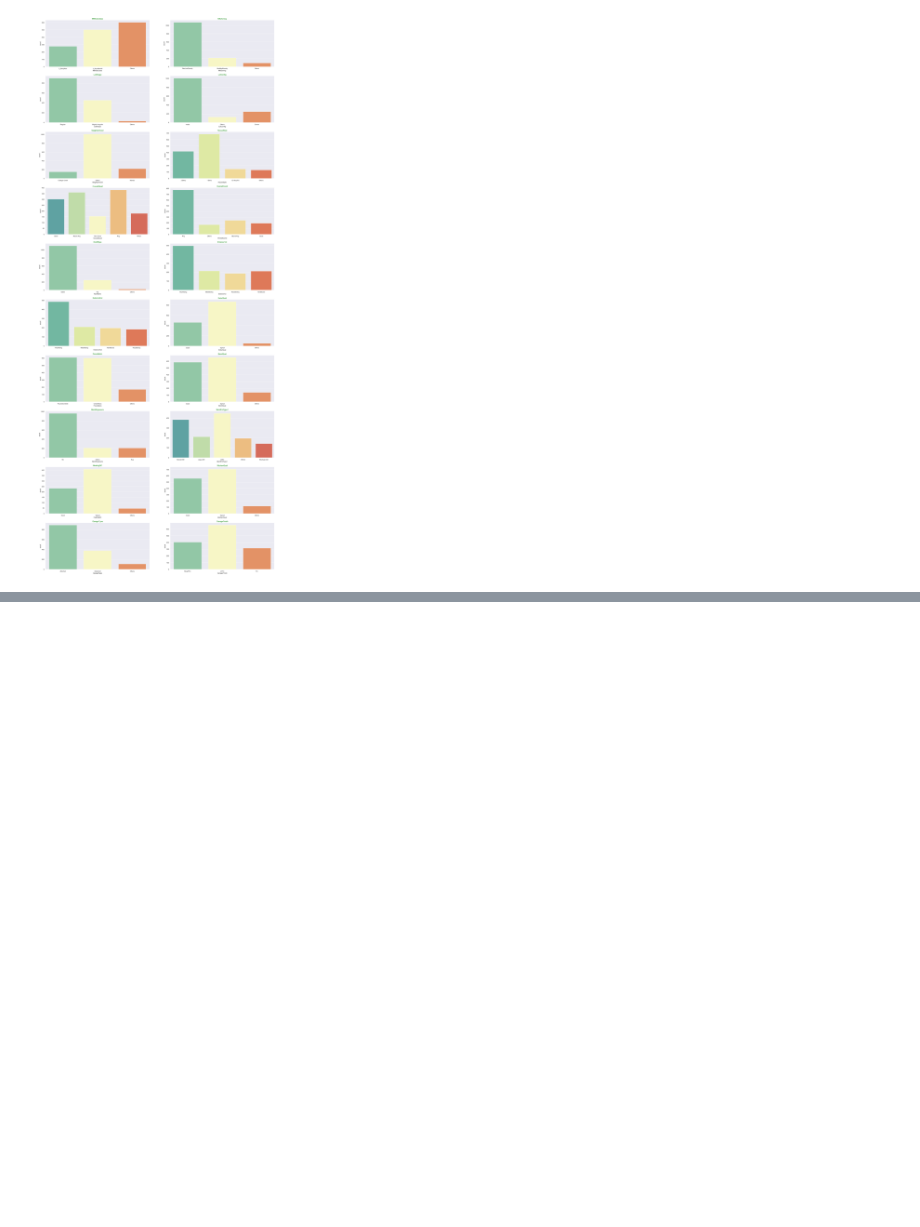
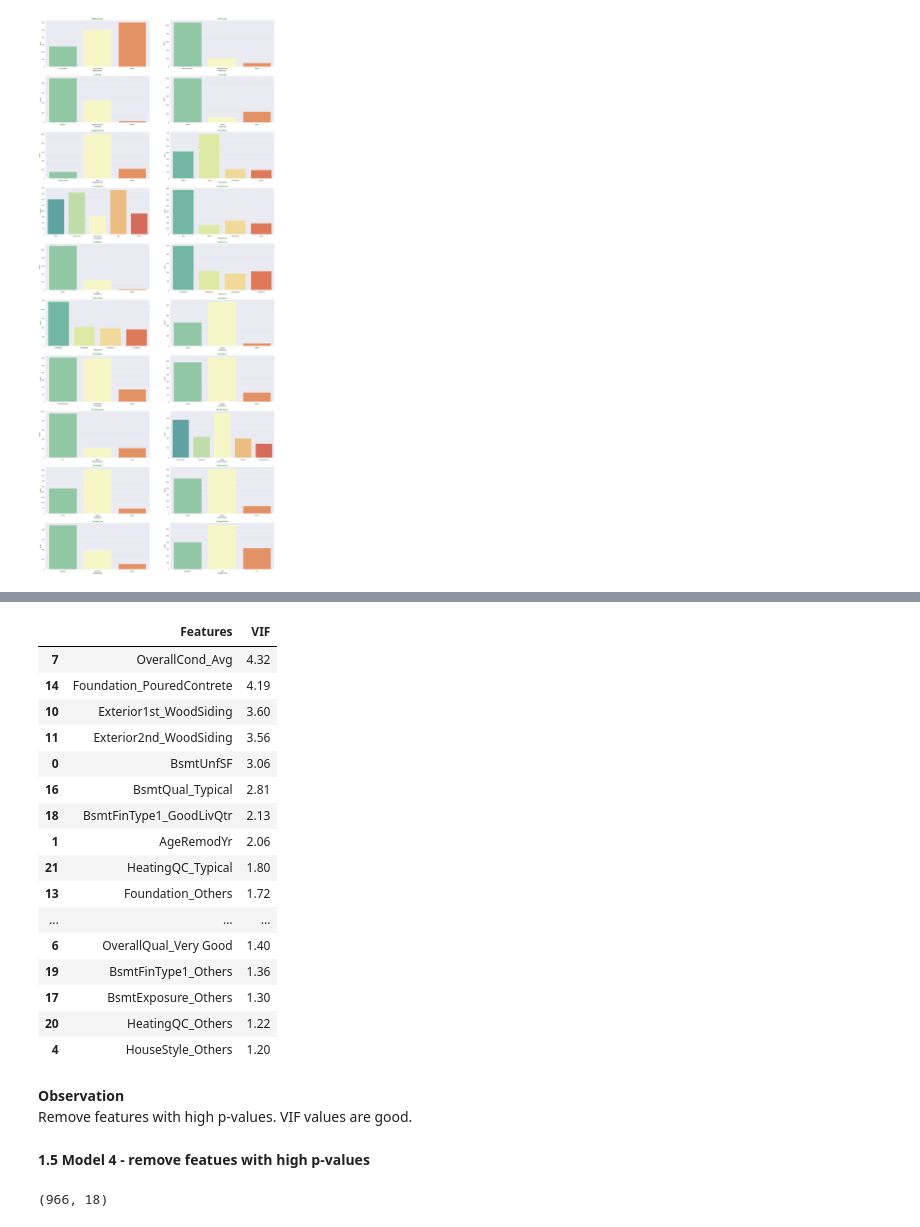
Before and after one commit to andrea-naz7/Sunrise_Housing_CaseStudy, a Jupyter notebook: Sunrise_Housing_Andrea.ipynb, the cells around one changed output, grey strips where cells are left out. Saved outputs shown, nothing was run; the diff lists cells and outputs as text; code cells hidden in the pictures; blank space fills up the shorter version.

```diff
--- a/Sunrise_Housing_Andrea.ipynb
+++ b/Sunrise_Housing_Andrea.ipynb
@@ -784,0 +1030,11 @@ The sale price distribution plot is similar to normal distribution with noise af
+# %%
+#remove the features with high p-value
+remove_col = []
+remove_col=['GarageArea','GarageCars','Exterior1st_VinylSiding','Exterior2nd_VinylSiding','BedroomAbvGr','GrLivArea',
+            'KitchenAbvGr','TotalBsmtSF','FullBath','AgeBuiltYr','LotArea']
+
+col = [i for i in col if i not in remove_col]
+
+#relevant independent features determined by RFE
+X_train_lm3 = X_train[col]
+X_train_lm3.shape
@@ -784,0 +1043,7 @@ The sale price distribution plot is similar to normal distribution with noise af
+# %%
+#add constant; build the linear model
+X_train_lm3 = sm.add_constant(X_train_lm3)
+lm = sm.OLS(y_train,X_train_lm3).fit()
+
+#Model 1 statistics
+print(lm.summary())
@@ -784,0 +1068,49 @@ The sale price distribution plot is similar to normal distribution with noise af
+# %%
+#find VIF
+
+#drop constant to find VIF
+X_train_lm3 = X_train_lm3.drop(['const'],axis=1)
+
+#create VIF for Model 2
+vif = pd.DataFrame()
+X = X_train_lm3
+vif['Features'] = X.columns
+vif['VIF'] = [variance_inflation_factor(X.values, i) for i in range(X.shape[1])]
+vif['VIF'] = round(vif['VIF'], 2)
+vif = vif.sort_values(by = "VIF", ascending = False)
+vif
+# %% [output]
+|  | Features | VIF |
+| 7 | OverallCond_Avg | 4.32 |
+| 14 | Foundation_PouredContrete | 4.19 |
+| 10 | Exterior1st_WoodSiding | 3.60 |
+| 11 | Exterior2nd_WoodSiding | 3.56 |
+| 0 | BsmtUnfSF | 3.06 |
+| 16 | BsmtQual_Typical | 2.81 |
+| 18 | BsmtFinType1_GoodLivQtr | 2.13 |
+| 1 | AgeRemodYr | 2.06 |
+| 21 | HeatingQC_Typical | 1.80 |
+| 13 | Foundation_Others | 1.72 |
+| ... | ... | ... |
+| 6 | OverallQual_Very Good | 1.40 |
+| 19 | BsmtFinType1_Others | 1.36 |
+| 17 | BsmtExposure_Others | 1.30 |
+| 20 | HeatingQC_Others | 1.22 |
+| 4 | HouseStyle_Others | 1.20 |
+# %% [markdown]
+**Observation**<br>
+Remove features with high p-values. VIF values are good.
+# %% [markdown]
+**1.5 Model 4 - remove featues with high p-values**
+# %%
+#remove the features with high p-value
+remove_col = []
+remove_col=['HouseStyle_Others','OverallCond_Good','Foundation_Others','BsmtFinType1_Others','BsmtQual_Typical']
+
+col = [i for i in col if i not in remove_col]
+
+#relevant independent features determined by RFE
+X_train_lm4 = X_train[col]
+X_train_lm4.shape
+# %% [output]
+(966, 18)
```
Also changed, not shown: parts of 62 cells of this notebook.
